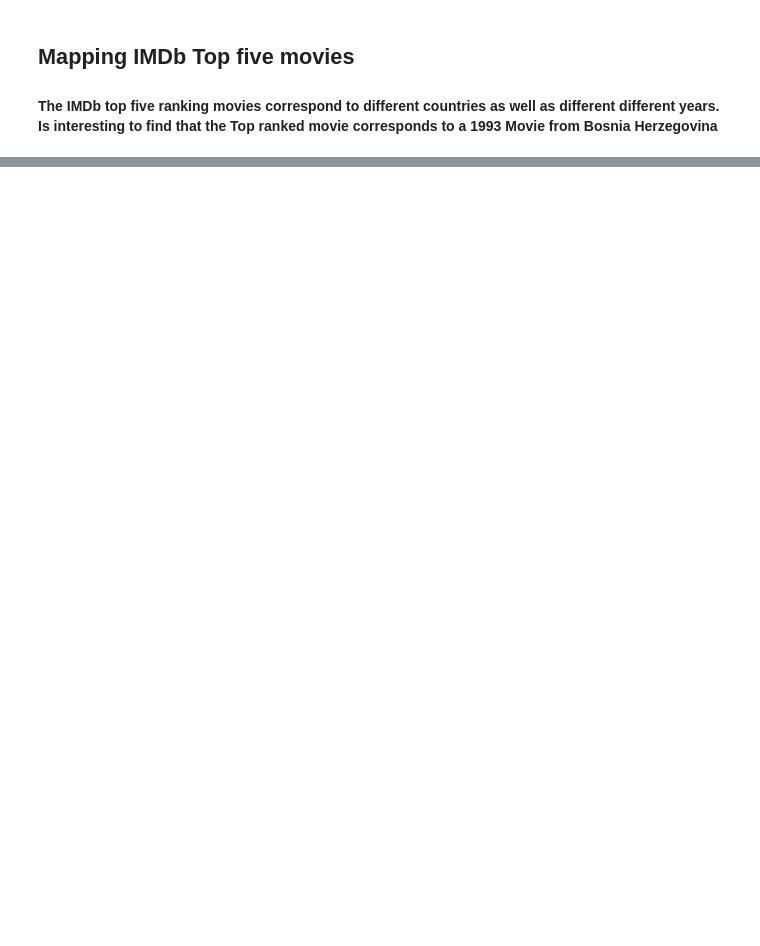
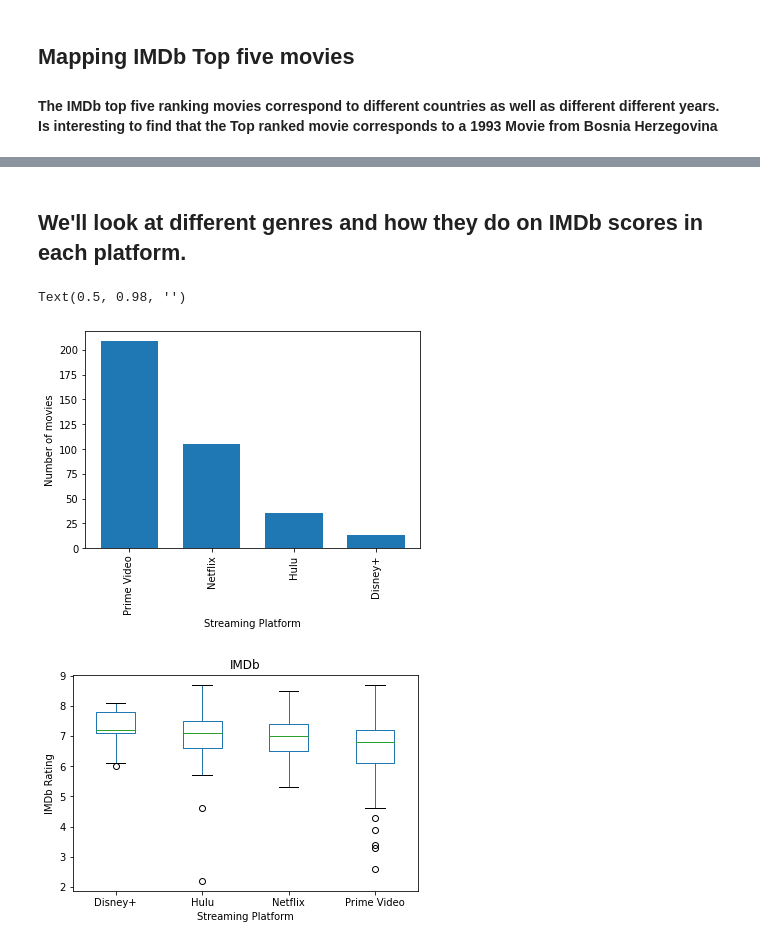
Before and after one commit to RoLDT/project-one-nesfils, a Jupyter notebook: Master Note.ipynb, the cells around one changed output, grey strips where cells are left out. Drawn from its saved outputs; the diff is of its cells as text; code cells hidden in the pictures; blank space fills up the shorter version.

```diff
--- a/Master Note.ipynb
+++ b/Master Note.ipynb
@@ -528,0 +564,5 @@ fig
+# %%
+#Make Genre easier to categorize
+uniquecountry_movies_df['Genres']= uniquecountry_movies_df['Genres'].str.split(',')
+uniquecountry_movies_df = uniquecountry_movies_df.explode('Genres')
+uniquecountry_movies_df
@@ -528,0 +583,2 @@ fig
+# %%
+genre_df = uniquecountry_movies_df
@@ -528,0 +602,26 @@ fig
+# %% [markdown]
+## We'll look at different genres and how they do on IMDb scores in each platform.
+# %%
+biography_df = genre_df.loc[genre_df['Genres']=='Biography']
+biography_df
+
+streaming_service_bio = biography_df['Service'].value_counts()
+x_value = streaming_service_bio.index.values
+y_value= streaming_service_bio.values
+
+
+plt.bar(x_value, y_value, width=.7 )
+plt.xticks(rotation=90)
+plt.xlabel('Streaming Platform')
+plt.ylabel('Number of movies')
+
+
+
+biography_df.boxplot(by='Service', column=['IMDb'],grid = False)
+plt.xlabel('Streaming Platform')
+plt.ylabel('IMDb Rating')
+plt.suptitle("")
+# %% [output]
+Text(0.5, 0.98, '')
+[figure, added]
+[figure, added]
```
Also changed, not shown: parts of 23 cells of this notebook.
